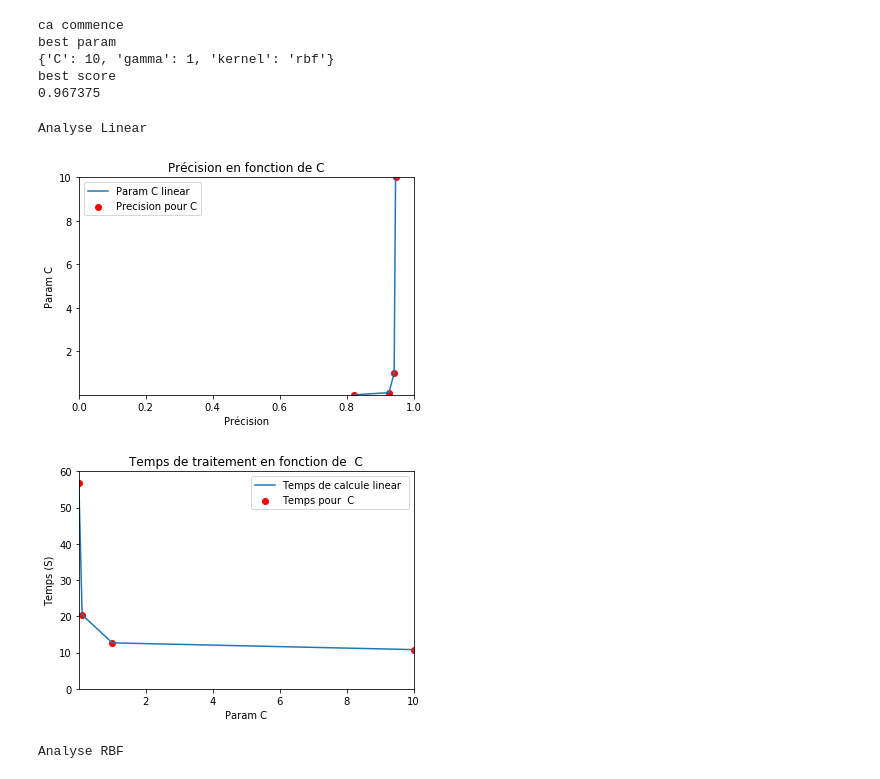
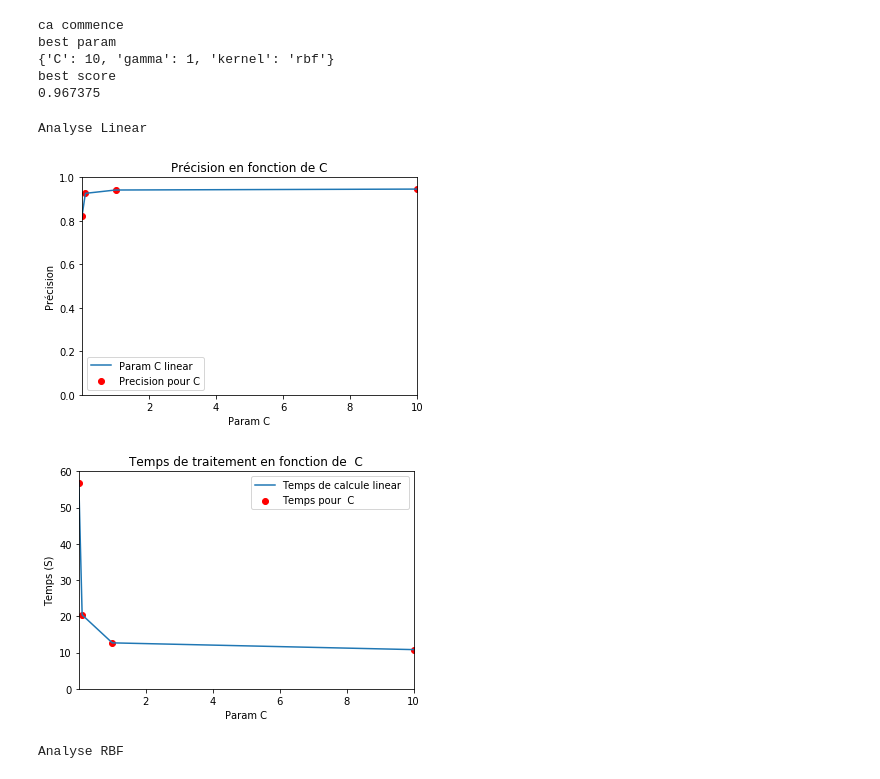
Before and after one commit to David-LETINAUD/GTI770, a Jupyter notebook: GTI770_Laboratoire3_-_BLEA14058906_LETD05129708_LIOT20069605/GTI770-TP03.ipynb, the cells around one changed output. Drawn from its saved outputs; the diff is of its cells as text; code cells hidden in the pictures.

```diff
--- a/GTI770_Laboratoire3_-_BLEA14058906_LETD05129708_LIOT20069605/GTI770-TP03.ipynb
+++ b/GTI770_Laboratoire3_-_BLEA14058906_LETD05129708_LIOT20069605/GTI770-TP03.ipynb
@@ -333,14 +333,55 @@ best param
 {'C': 10, 'gamma': 1, 'kernel': 'rbf'}
 best score
 0.967375
-# %%
-print ('Analyse Linear')
-
-plot_Linear_acc(Grid)
-# %% [output]
-Analyse Linear
-[figure, removed]
-[figure, removed]
+# %%
+print ('Analyse Linear')
+
+#plot_Linear_acc(Grid)
+result = Grid.cv_results_
+df = pd.DataFrame(data=result)
+list_accuracy = []
+list_time = []
+list_Param_C = []
+list_gamma = []
+list_kernel = []
+list_test_acc = []
+list_std_train_acc = []
+
+for i in range(19):
+    list_accuracy.append(df.get_value(i, 35, 'mean_train_Accuracy'))
+    list_time.append(df.get_value(i, 0, 'mean_fit_time'))
+    list_Param_C.append(df.get_value(i, 4, 'param_C'))
+    list_gamma.append(df.get_value(i, 6, 'param_gamma'))
+    list_kernel.append(df.get_value(i, 5, 'param_kernel'))
+    list_test_acc.append(df.get_value(i, 28, 'mean_test_Accuracy'))
+    list_std_train_acc.append(df.get_value(i, 36, 'std_train_Accuracy'))
+
+plt.plot(list_Param_C[0:4],list_test_acc[0:4],label = "Param C linear" )
+plt.scatter(list_Param_C[0:4],list_test_acc[0:4],c='r', label='Precision pour C')
+plt.xlabel('Param C')
+plt.ylabel('Précision')
+plt.xlim(0.001,10)
+plt.ylim(0,1)
+plt.title('Précision en fonction de C')
+
+
+plt.legend()
+
+plt.show()
+
+plt.plot(list_Param_C[0:4],list_time[0:4],label = "Temps de calcule linear " )
+plt.scatter(list_Param_C[0:4],list_time[0:4],c='r', label='Temps pour  C')
+plt.ylabel('Temps (S)')
+plt.xlabel('Param C')
+plt.ylim(0, 60)
+plt.xlim(0.001, 10)
+plt.title('Temps de traitement en fonction de  C')
+plt.legend()
+plt.show()
+# %% [output]
+Analyse Linear
+[figure, added]
+[figure, added]
 # %%
 print('Analyse RBF')
 plot_RBF_acc(Grid)
```
Also changed, not shown: 1 other file.
